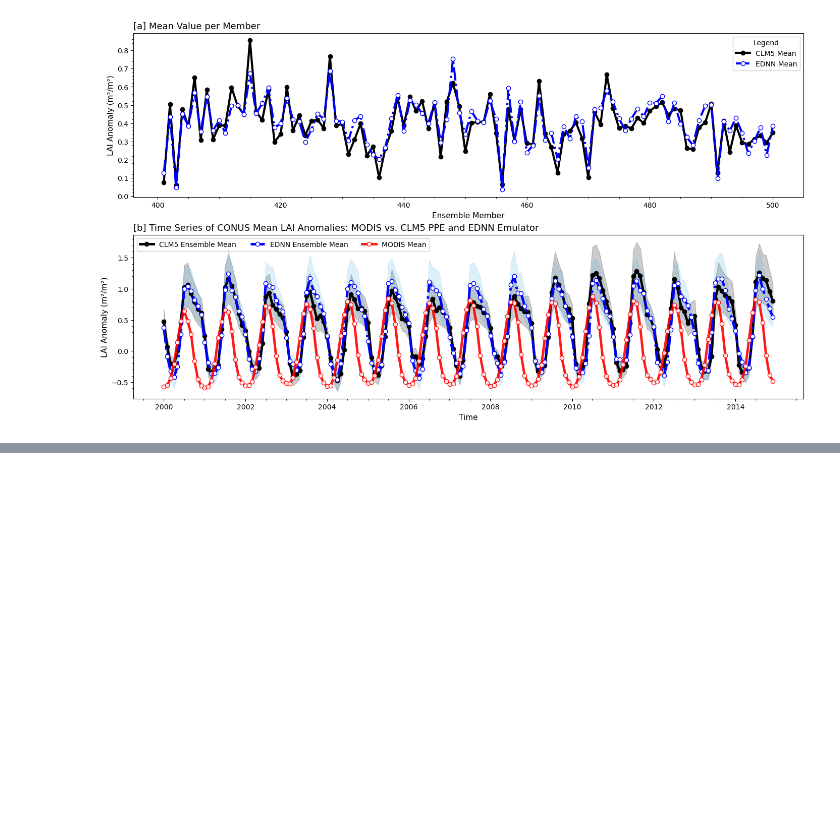
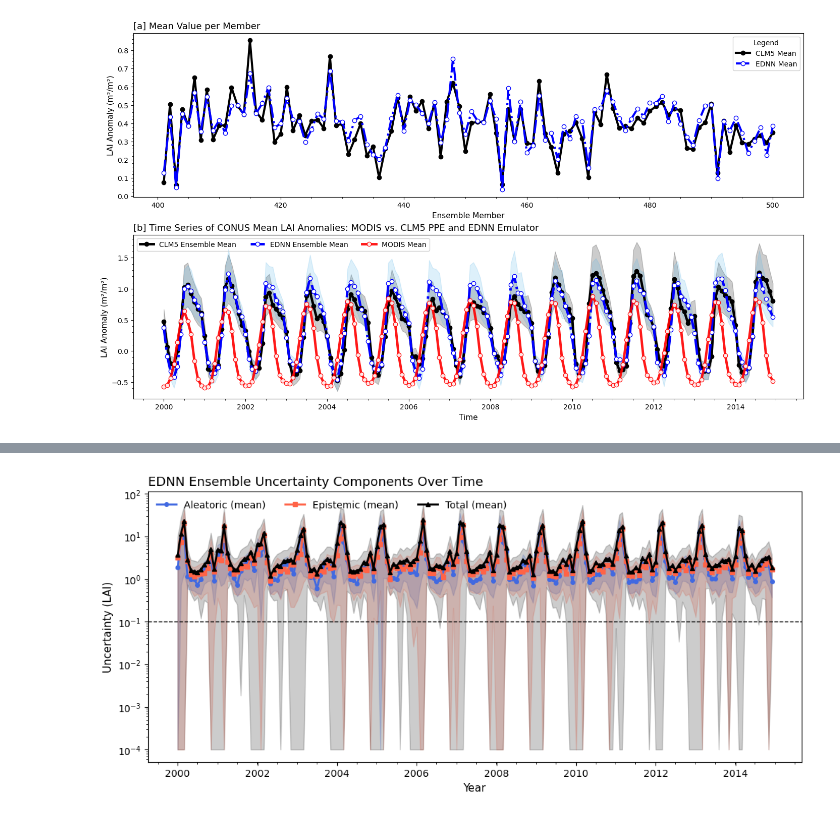
Before and after one commit to kachingasilwimba/clm5-lai-ppe-ednn, a Jupyter notebook: ednn-paper-code/notebooks/paper_plots.ipynb, the cells around one changed output, grey strips where cells are left out. Saved outputs shown, nothing was run; the diff lists cells and outputs as text; code cells hidden in the pictures; blank space fills up the shorter version.

```diff
--- a/ednn-paper-code/notebooks/paper_plots.ipynb
+++ b/ednn-paper-code/notebooks/paper_plots.ipynb
@@ -683,0 +995,100 @@ plt.show()
+# %%
+#-------------------------------
+# Data Preparation
+#-------------------------------
+# Extract aleatoric and epistemic uncertainty components
+ale = pred_val_3d.TLAI_unc.sel(uncertainty='aleatoric')
+epi = pred_val_3d.TLAI_unc.sel(uncertainty='epistemic')
+
+#------------------------------- Compute ensemble means and standard deviations across members
+ale_mean = ale.mean(dim='member')
+ale_std  = ale.std(dim='member')
+epi_mean = epi.mean(dim='member')
+epi_std  = epi.std(dim='member')
+
+#------------------------------- Total uncertainty: root-sum-square of component means, sum of stds
+total_mean = np.sqrt(ale_mean**2 + epi_mean**2)
+total_std  = ale_std + epi_std
+
+#------------------------------- Prevent negative lower bounds for log scale
+lower_clip  = 1e-4
+ale_lower   = np.clip(ale_mean - ale_std, lower_clip, None)
+epi_lower   = np.clip(epi_mean - epi_std, lower_clip, None)
+total_lower = np.clip(total_mean - total_std, lower_clip, None)
+
+#-------------------------------
+# Plot Uncertainty Time Series (Log Scale)
+#-------------------------------
+fig, ax = plt.subplots(figsize=(12, 5))
+
+#------------------------------- Aleatoric uncertainty
+ax.plot(
+    time_idx, ale_mean,
+    label='Aleatoric (mean)',
+    color='royalblue',
+    linewidth=2,
+    marker='o',
+    markersize=4
+)
+ax.fill_between(
+    time_idx,
+    ale_lower,
+    ale_mean + ale_std,
+    color='royalblue',
+    alpha=0.2
+)
+
+#------------------------------- Epistemic uncertainty
+ax.plot(
+    time_idx, epi_mean,
+    label='Epistemic (mean)',
+    color='tomato',
+    linewidth=2,
+    marker='s',
+    markersize=4
+)
+ax.fill_between(
+    time_idx,
+    epi_lower,
+    epi_mean + epi_std,
+    color='tomato',
+    alpha=0.2
+)
+
+#------------------------------- Total uncertainty
+ax.plot(
+    time_idx, total_mean,
+    label='Total (mean)',
+    color='black',
+    linewidth=2,
+    marker='^',
+    markersize=4
+)
+ax.fill_between(
+    time_idx,
+    total_lower,
+    total_mean + total_std,
+    color='black',
+    alpha=0.2
+)
+
+#------------------------------- Logarithmic y-axis
+ax.set_yscale('log')
+
+#------------------------------- Reference line, labels, title, and legend
+ax.axhline(1e-1, color='black', linestyle='--', linewidth=1)
+ax.set_xlabel('Year', fontsize=11)
+ax.set_ylabel('Uncertainty (LAI)', fontsize=11)
+ax.set_title(
+    'EDNN Ensemble Uncertainty Components Over Time',
+    fontsize=13,
+    loc='left'
+)
+ax.legend(loc='upper left', fontsize=10, ncol=3, frameon=False)
+ax.minorticks_on()
+
+# ------------------------------- Save figure\ nplt.tight_layout()
+plt.savefig(f"{figure_path}/uncertainty_timeseries_log.pdf", bbox_inches='tight')
+plt.show()
+# %% [output]
+[figure, added]
```
Also changed, not shown: parts of 8 cells of this notebook.
